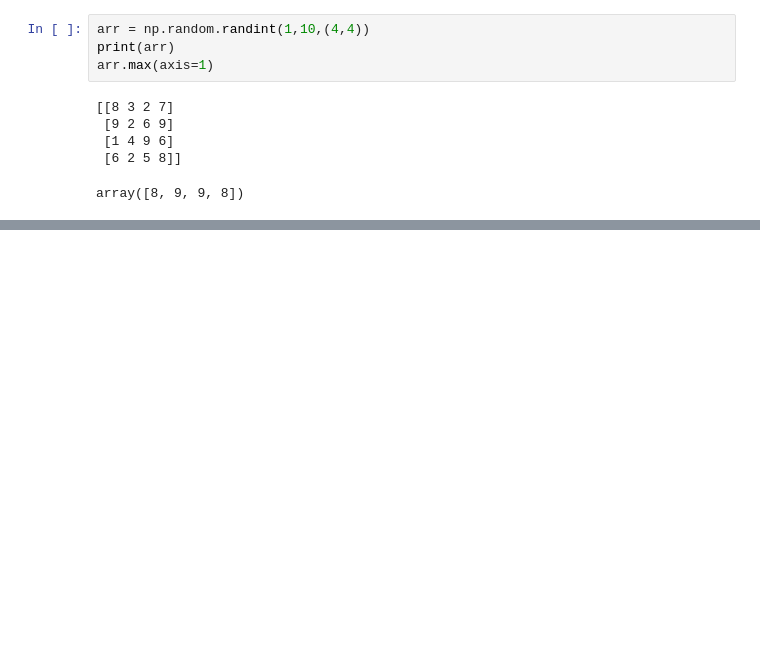
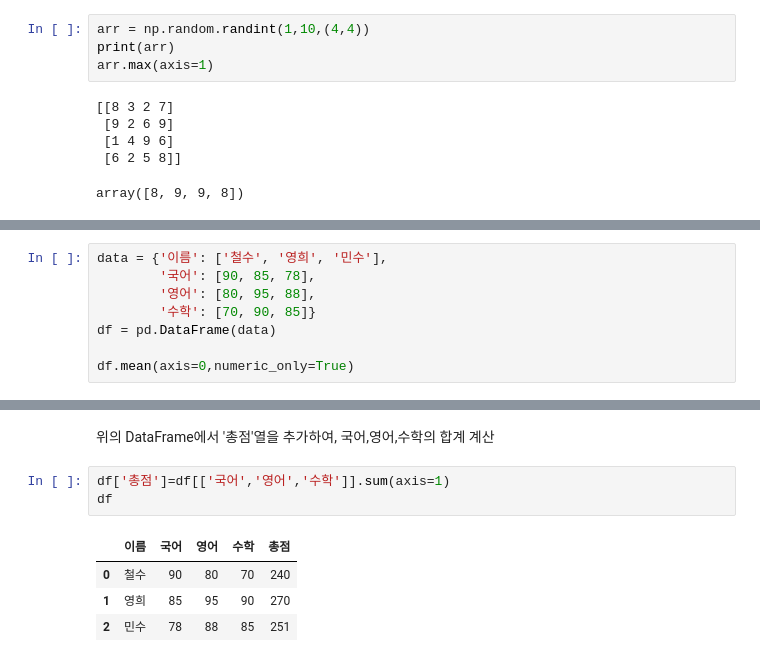
Before and after one commit to enlwlqrl007/workspace, a Jupyter notebook: 동성_빅데이터_Day0110.ipynb, the cells around one changed output, grey strips where cells are left out. Saved outputs shown, nothing was run; the diff lists cells and outputs as text; blank space fills up the shorter version.

```diff
--- a/동성_빅데이터_Day0110.ipynb
+++ b/동성_빅데이터_Day0110.ipynb
@@ -582,0 +848,8 @@ array([8, 9, 9, 8])
+# %%
+data = {'이름': ['철수', '영희', '민수'],
+        '국어': [90, 85, 78],
+        '영어': [80, 95, 88],
+        '수학': [70, 90, 85]}
+df = pd.DataFrame(data)
+
+df.mean(axis=0,numeric_only=True)
@@ -582,0 +862,10 @@ array([8, 9, 9, 8])
+# %% [markdown]
+위의 DataFrame에서 '총점'열을 추가하여, 국어,영어,수학의 합계 계산
+# %%
+df['총점']=df[['국어','영어','수학']].sum(axis=1)
+df
+# %% [output]
+|  | 이름 | 국어 | 영어 | 수학 | 총점 |
+| 0 | 철수 | 90 | 80 | 70 | 240 |
+| 1 | 영희 | 85 | 95 | 90 | 270 |
+| 2 | 민수 | 78 | 88 | 85 | 251 |
```
Also changed, not shown: parts of 95 cells of this notebook.
